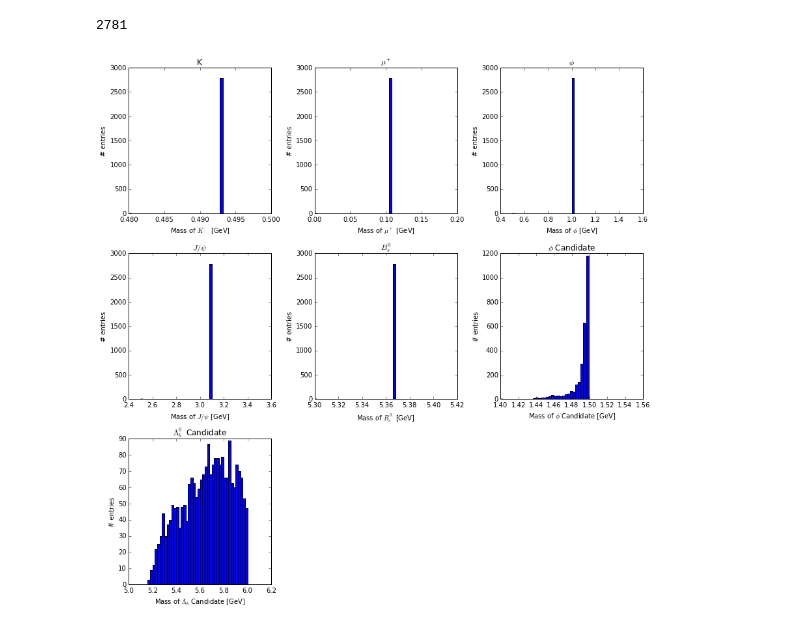
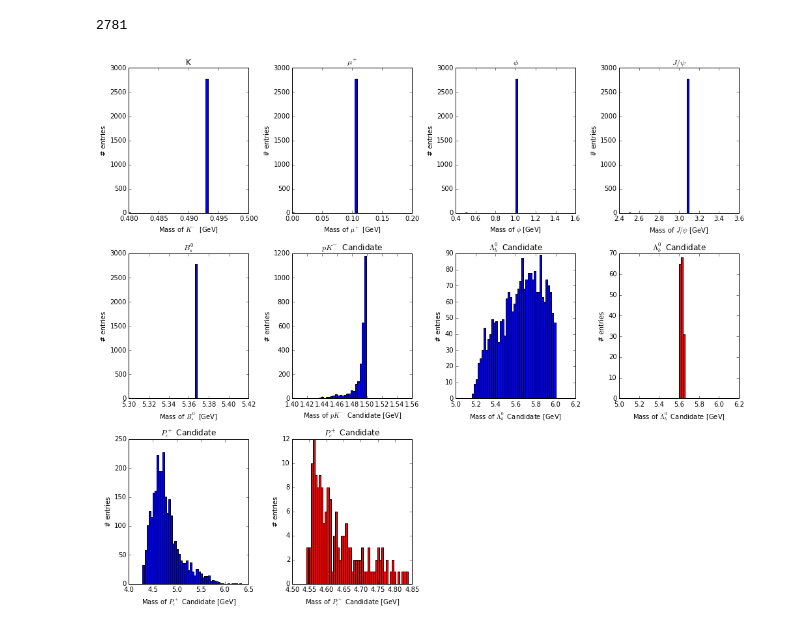
Before and after one commit to mattbellis/Siena_College_research_with_Sandy_Spicer, a Jupyter notebook: Strange_B_Meson_Decay.ipynb, the cells around one changed output. Cells and saved outputs as stored; diff of their text form; code cells hidden in the pictures.

```diff
--- a/Strange_B_Meson_Decay.ipynb
+++ b/Strange_B_Meson_Decay.ipynb
@@ -95,6 +107,8 @@ sbm_mass = [] # Strange b meson
 
 fake_phi_mass = []
 fake_lambda_b_mass = []
+pq_mass = []
+particle_x_mass = []
 
 collisions = lhcb.get_collisions(infile,False)
 print len(collisions)
@@ -147,53 +161,102 @@ for collision in collisions:
     fake_lbp4 = add_4_vecs([fake_phi_p4,jpsi_p4])
     mfake_lbp4 = mass(fake_lbp4)
     fake_lambda_b_mass.append(mfake_lbp4)
+
+    pq_lbp4 = add_4_vecs([fake_proton,jpsi_p4])
+    mpq = mass(pq_lbp4)
+    pq_mass.append(mpq)
+
+# Let's try subtracting the pK mass from the actual lambda b candidate to see the missing mass
+# Look for particles that are equal to this difference in mass
+# Difference in mass is around 4.102 GeV
+
+    # What if the J/Psi is actually a different particle?
+    # What if there is a missing neutrino?
+
+
+
+
+fake_phi_mass = np.array(fake_phi_mass)
+fake_lambda_b_mass = np.array(fake_lambda_b_mass)
+pq_mass = np.array(pq_mass)
 # %% [output]
 2781
 # %%
-plt.figure(figsize=(12,12))
-plt.subplot(3,3,1)
+plt.figure(figsize=(14,12))
+plt.subplot(3,4,1)
 plt.hist(kaon_mass1,bins=50,range=(0.48,0.5))
 plt.title(r'K')
 plt.xlabel(r'Mass of $K^-$ [GeV]')
 plt.ylabel('# entries')
 
-plt.subplot(3,3,2)
+plt.subplot(3,4,2)
 plt.hist(muon_mass1,bins=50,range=(0,0.2))
 plt.title(r'$\mu^+$')
 plt.xlabel(r'Mass of $\mu^+$ [GeV]')
 plt.ylabel('# entries')
 
-plt.subplot(3,3,3)
+plt.subplot(3,4,3)
 plt.hist(phi_mass,bins=50,range=(0.5,1.5))
 plt.title(r'$\phi$')
 plt.xlabel(r'Mass of $\phi$ [GeV]')
 plt.ylabel('# entries')
 
-plt.subplot(3,3,4)
+plt.subplot(3,4,4)
 plt.hist(jpsi_mass,bins=50,range=(2.5,3.5))
 plt.title(r'$J/\psi$')
 plt.xlabel(r'Mass of $J/\psi$ [GeV]')
 plt.ylabel('# entries')
 
-plt.subplot(3,3,5)
+plt.subplot(3,4,5)
 plt.hist(sbm_mass,bins=50,range=(5.3,5.4))
 plt.title(r'$B_s^0$')
 plt.xlabel(r'Mass of $B_s^0$ [GeV]')
 plt.ylabel(r'# entries')
 
-plt.subplot(3,3,6)
+plt.subplot(3,4,6)
 plt.hist(fake_phi_mass,bins=50,range=(1.4,1.55))
-plt.title(r'$\phi$ Candidate')
-plt.xlabel(r'Mass of $\phi$ Candidate [GeV]')
+plt.title(r'$pK^-$ Candidate')
+plt.xlabel(r'Mass of $pK^-$ Candidate [GeV]')
 plt.ylabel(r'# entries')
 
-plt.subplot(3,3,7)
+plt.subplot(3,4,7)
 plt.hist(fake_lambda_b_mass,bins=50,range=(5,6))
 plt.title(r'$\Lambda_b^0$ Candidate')
-plt.xlabel(r'Mass of $\Lambda_b$ Candidate [GeV]')
+plt.xlabel(r'Mass of $\Lambda_b^0$ Candidate [GeV]')
 plt.ylabel(r'# entries')
+
+plt.subplot(3,4,9)
+plt.hist(pq_mass,bins=50)
+plt.title(r'$P_c^+$ Candidate')
+plt.xlabel(r'Mass of $P_c^+$ Candidate [GeV]')
+plt.ylabel(r'# entries')
+
+phi_window = 0.048
+jpsi_window = 0.048
+
+index  = fake_phi_mass>1.50-phi_window
+index *= fake_phi_mass<1.50+phi_window
+index *= fake_lambda_b_mass>5.6
+index *= fake_lambda_b_mass<5.65
+index *= jpsi_mass>3.096-jpsi_window
+index *= jpsi_mass>3.096+jpsi_window
+
+if len(index[index])>0:
+
+    plt.subplot(3,4,8)
+    plt.hist(fake_lambda_b_mass[index],bins=50,range=(5,6),color='red')
+    plt.title(r'$\Lambda_b^0$ Candidate')
+    plt.xlabel(r'Mass of $\Lambda_b^0$ Candidate [GeV]')
+    plt.ylabel(r'# entries')
+
+    plt.subplot(3,4,10)
+    plt.hist(pq_mass[index],bins=50,color='red')
+    plt.title(r'$P_c^+$ Candidate')
+    plt.xlabel(r'Mass of $P_c^+$ Candidate [GeV]')
+    plt.ylabel(r'# entries')
+
 
 
 plt.tight_layout()
 # %% [output]
-[figure, old version]
+[figure, new version]
```
Also changed, not shown: parts of 2 cells of this notebook, 1 other file.
